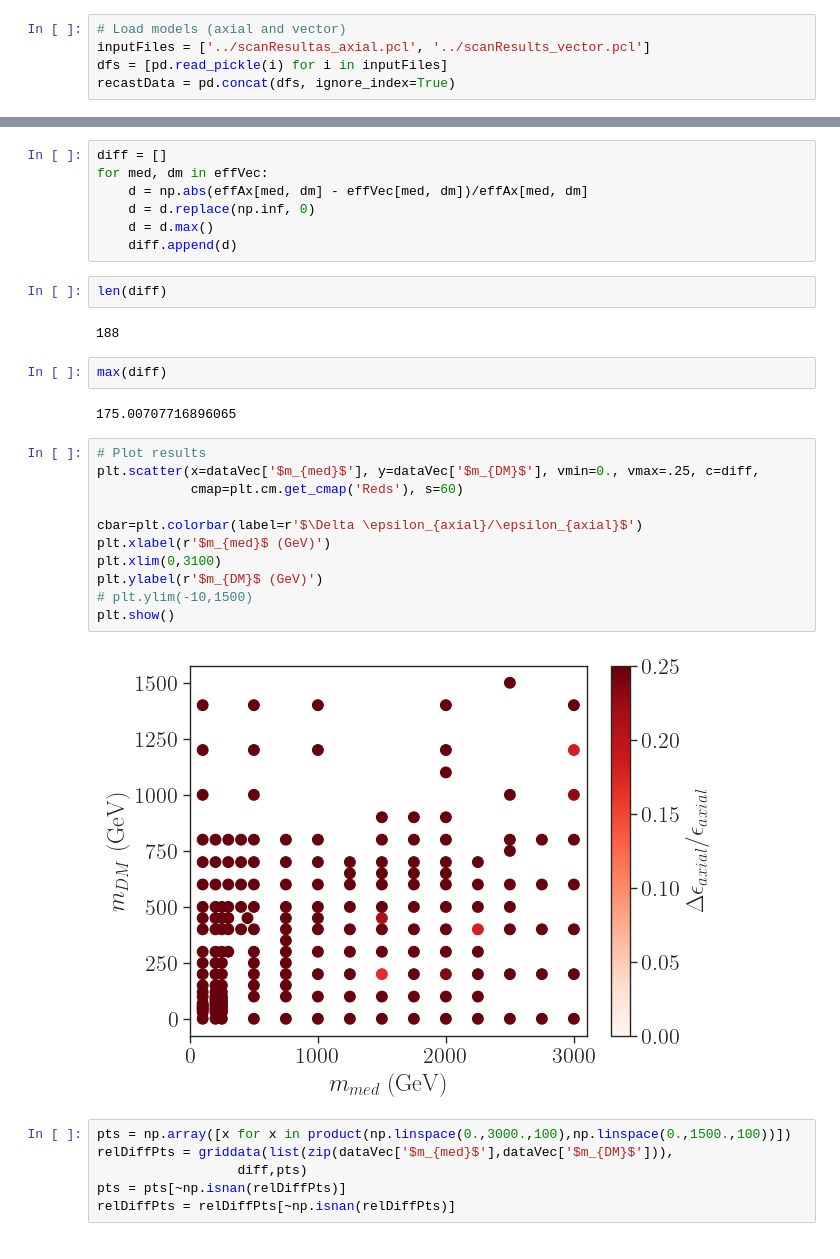
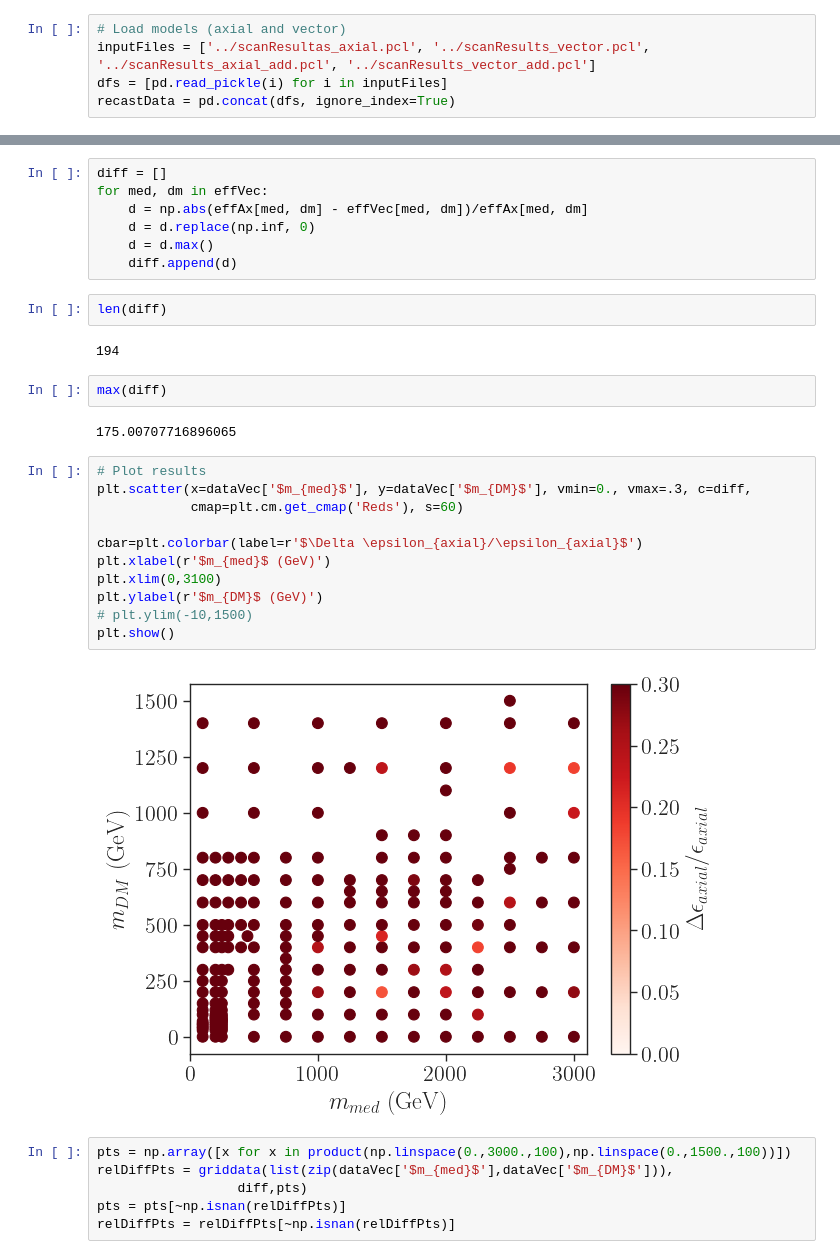
Before and after one commit to andlessa/MonoXSMS, a Jupyter notebook: notebooks/mapEfficiencies.ipynb, the cells around one changed output, grey strips where cells are left out. Drawn from its saved outputs; the diff is of its cells as text.

```diff
--- a/notebooks/mapEfficiencies.ipynb
+++ b/notebooks/mapEfficiencies.ipynb
@@ -33,7 +33,7 @@ pd.set_option('display.max_rows', 200)
 ### Load Recast Data
 # %%
 # Load models (axial and vector)
-inputFiles = ['../scanResultas_axial.pcl', '../scanResults_vector.pcl']
+inputFiles = ['../scanResultas_axial.pcl', '../scanResults_vector.pcl', '../scanResults_axial_add.pcl', '../scanResults_vector_add.pcl']
 dfs = [pd.read_pickle(i) for i in inputFiles]
 recastData = pd.concat(dfs, ignore_index=True)
 # %% [markdown]
@@ -139,24 +139,24 @@ for med, dm in effVec:
 # %%
 len(diff)
 # %% [output]
-188
+194
 # %%
 max(diff)
 # %% [output]
 175.00707716896065
 # %%
 # Plot results
-plt.scatter(x=dataVec['$m_{med}$'], y=dataVec['$m_{DM}$'], vmin=0., vmax=.25, c=diff,
+plt.scatter(x=dataVec['$m_{med}$'], y=dataVec['$m_{DM}$'], vmin=0., vmax=.3, c=diff,
             cmap=plt.cm.get_cmap('Reds'), s=60)
 
 cbar=plt.colorbar(label=r'$\Delta \epsilon_{axial}/\epsilon_{axial}$')
 plt.xlabel(r'$m_{med}$ (GeV)')
 plt.xlim(0,3100)
 plt.ylabel(r'$m_{DM}$ (GeV)')
 # plt.ylim(-10,1500)
 plt.show()
 # %% [output]
-[figure, old version]
+[figure, new version]
 # %%
 pts = np.array([x for x in product(np.linspace(0.,3000.,100),np.linspace(0.,1500.,100))])
 relDiffPts = griddata(list(zip(dataVec['$m_{med}$'],dataVec['$m_{DM}$'])),
```
Also changed, not shown: parts of 4 cells of this notebook, 1 other file.
